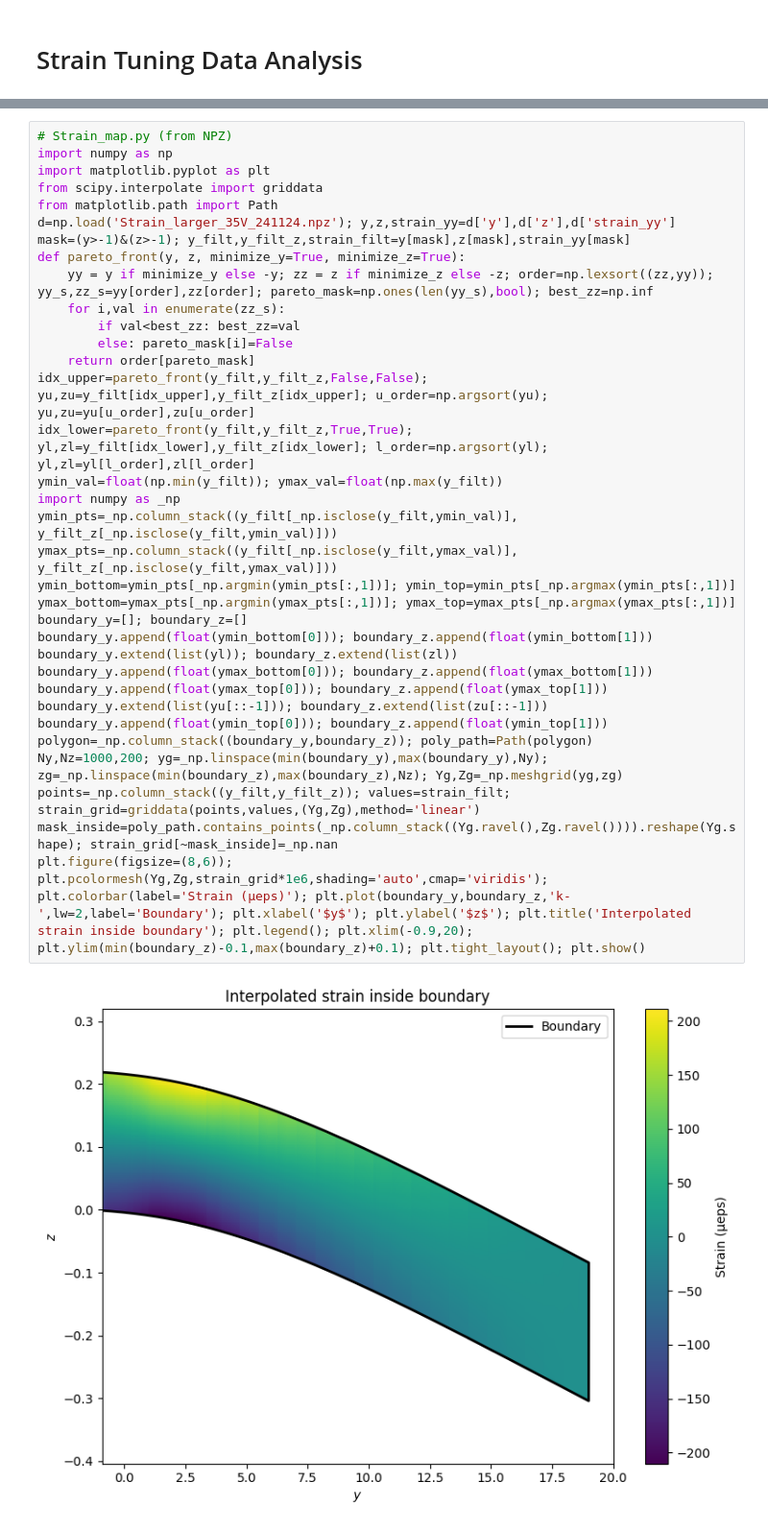
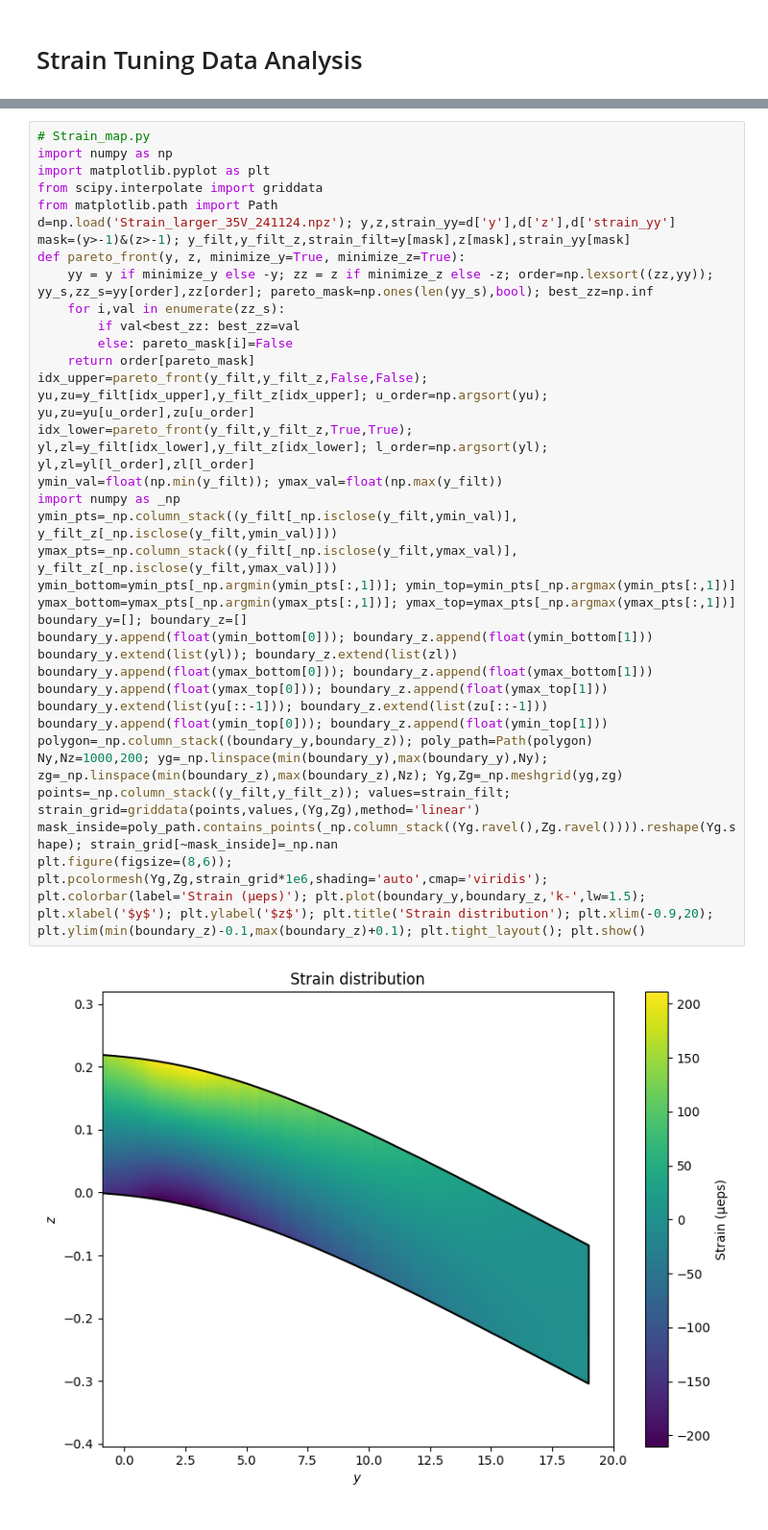
Before and after one commit to abuzzimit/StrainTuningDataFolder, a Jupyter notebook: analysis.ipynb, the cells around one changed output, grey strips where cells are left out. Shown at 96% size. Drawn from its saved outputs; the diff is of its cells as text.

```diff
--- a/analysis.ipynb
+++ b/analysis.ipynb
@@ -155,37 +155,37 @@ plt.figure(); xfit=P[FIT_SLICE]*1e6; yfit=int_1[FIT_SLICE]; plt.semilogy(xfit,yf
 # %%
-# Strain_map.py (from NPZ)
+# Strain_map.py
 import numpy as np
 import matplotlib.pyplot as plt
 from scipy.interpolate import griddata
 from matplotlib.path import Path
 d=np.load('Strain_larger_35V_241124.npz'); y,z,strain_yy=d['y'],d['z'],d['strain_yy']
 mask=(y>-1)&(z>-1); y_filt,y_filt_z,strain_filt=y[mask],z[mask],strain_yy[mask]
 def pareto_front(y, z, minimize_y=True, minimize_z=True):
     yy = y if minimize_y else -y; zz = z if minimize_z else -z; order=np.lexsort((zz,yy)); yy_s,zz_s=yy[order],zz[order]; pareto_mask=np.ones(len(yy_s),bool); best_zz=np.inf
     for i,val in enumerate(zz_s):
         if val<best_zz: best_zz=val
         else: pareto_mask[i]=False
     return order[pareto_mask]
 idx_upper=pareto_front(y_filt,y_filt_z,False,False); yu,zu=y_filt[idx_upper],y_filt_z[idx_upper]; u_order=np.argsort(yu); yu,zu=yu[u_order],zu[u_order]
 idx_lower=pareto_front(y_filt,y_filt_z,True,True); yl,zl=y_filt[idx_lower],y_filt_z[idx_lower]; l_order=np.argsort(yl); yl,zl=yl[l_order],zl[l_order]
 ymin_val=float(np.min(y_filt)); ymax_val=float(np.max(y_filt))
 import numpy as _np
 ymin_pts=_np.column_stack((y_filt[_np.isclose(y_filt,ymin_val)], y_filt_z[_np.isclose(y_filt,ymin_val)]))
 ymax_pts=_np.column_stack((y_filt[_np.isclose(y_filt,ymax_val)], y_filt_z[_np.isclose(y_filt,ymax_val)]))
 ymin_bottom=ymin_pts[_np.argmin(ymin_pts[:,1])]; ymin_top=ymin_pts[_np.argmax(ymin_pts[:,1])]
 ymax_bottom=ymax_pts[_np.argmin(ymax_pts[:,1])]; ymax_top=ymax_pts[_np.argmax(ymax_pts[:,1])]
 boundary_y=[]; boundary_z=[]
 boundary_y.append(float(ymin_bottom[0])); boundary_z.append(float(ymin_bottom[1]))
 boundary_y.extend(list(yl)); boundary_z.extend(list(zl))
 boundary_y.append(float(ymax_bottom[0])); boundary_z.append(float(ymax_bottom[1]))
 boundary_y.append(float(ymax_top[0])); boundary_z.append(float(ymax_top[1]))
 boundary_y.extend(list(yu[::-1])); boundary_z.extend(list(zu[::-1]))
 boundary_y.append(float(ymin_top[0])); boundary_z.append(float(ymin_top[1]))
 polygon=_np.column_stack((boundary_y,boundary_z)); poly_path=Path(polygon)
 Ny,Nz=1000,200; yg=_np.linspace(min(boundary_y),max(boundary_y),Ny); zg=_np.linspace(min(boundary_z),max(boundary_z),Nz); Yg,Zg=_np.meshgrid(yg,zg)
 points=_np.column_stack((y_filt,y_filt_z)); values=strain_filt; strain_grid=griddata(points,values,(Yg,Zg),method='linear')
 mask_inside=poly_path.contains_points(_np.column_stack((Yg.ravel(),Zg.ravel()))).reshape(Yg.shape); strain_grid[~mask_inside]=_np.nan
-plt.figure(figsize=(8,6)); plt.pcolormesh(Yg,Zg,strain_grid*1e6,shading='auto',cmap='viridis'); plt.colorbar(label='Strain (μeps)'); plt.plot(boundary_y,boundary_z,'k-',lw=2,label='Boundary'); plt.xlabel('$y$'); plt.ylabel('$z$'); plt.title('Interpolated strain inside boundary'); plt.legend(); plt.xlim(-0.9,20); plt.ylim(min(boundary_z)-0.1,max(boundary_z)+0.1); plt.tight_layout(); plt.show()
+plt.figure(figsize=(8,6)); plt.pcolormesh(Yg,Zg,strain_grid*1e6,shading='auto',cmap='viridis'); plt.colorbar(label='Strain (μeps)'); plt.plot(boundary_y,boundary_z,'k-',lw=1.5); plt.xlabel('$y$'); plt.ylabel('$z$'); plt.title('Strain distribution'); plt.xlim(-0.9,20); plt.ylim(min(boundary_z)-0.1,max(boundary_z)+0.1); plt.tight_layout(); plt.show()
 # %% [output]
-[figure, old version]
+[figure, new version]
 # %%
```
Also changed, not shown: parts of 7 cells of this notebook.
